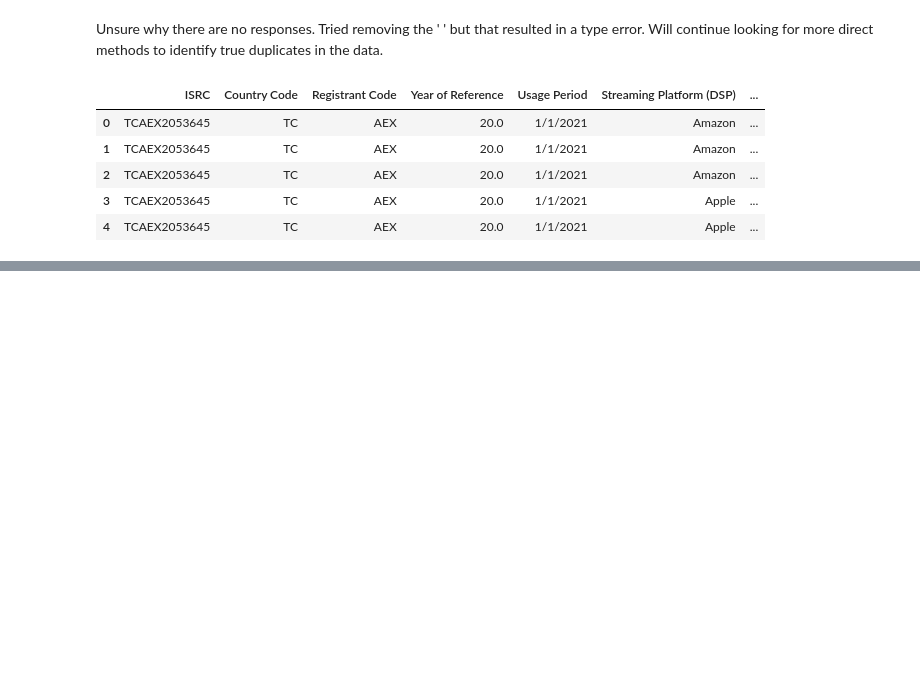
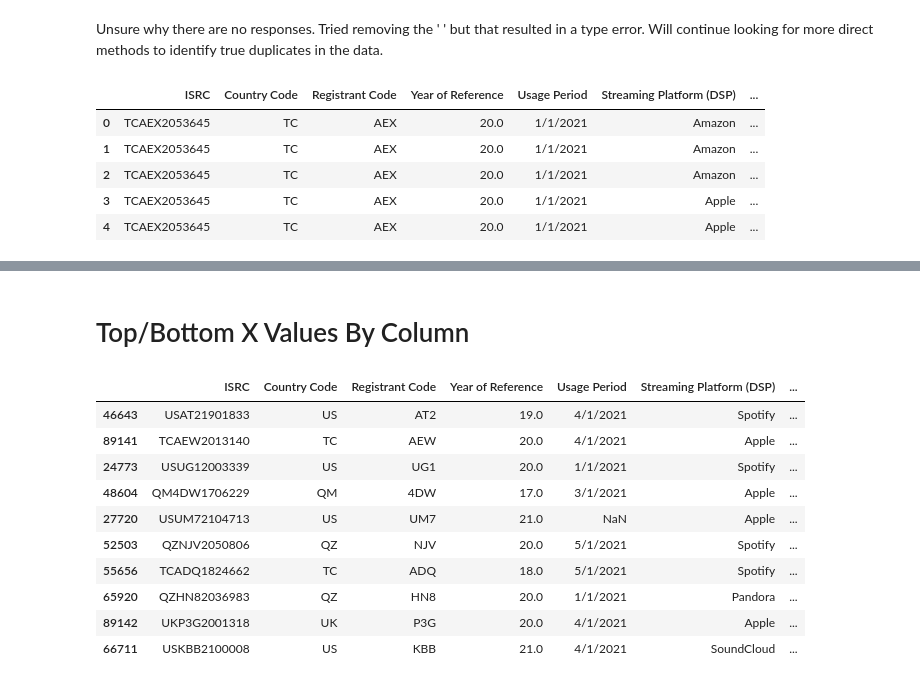
Before and after one commit to LJRollerII/mlc-project-napster, a Jupyter notebook: notebook/mlc_insights.ipynb, the cells around one changed output, grey strips where cells are left out. Saved outputs shown, nothing was run; the diff lists cells and outputs as text; code cells hidden in the pictures; blank space fills up the shorter version.

```diff
--- a/notebook/mlc_insights.ipynb
+++ b/notebook/mlc_insights.ipynb
@@ -235,0 +273,16 @@ dupes.head()
+# %% [markdown]
+# Top/Bottom X Values By Column
+# %%
+mlc.nlargest(10, ['Streams'])
+# %% [output]
+|  | ISRC | Country Code | Registrant Code | Year of Reference | Usage Period | Streaming Platform (DSP) | ... |
+| 46643 | USAT21901833 | US | AT2 | 19.0 | 4/1/2021 | Spotify | ... |
+| 89141 | TCAEW2013140 | TC | AEW | 20.0 | 4/1/2021 | Apple | ... |
+| 24773 | USUG12003339 | US | UG1 | 20.0 | 1/1/2021 | Spotify | ... |
+| 48604 | QM4DW1706229 | QM | 4DW | 17.0 | 3/1/2021 | Apple | ... |
+| 27720 | USUM72104713 | US | UM7 | 21.0 | NaN | Apple | ... |
+| 52503 | QZNJV2050806 | QZ | NJV | 20.0 | 5/1/2021 | Spotify | ... |
+| 55656 | TCADQ1824662 | TC | ADQ | 18.0 | 5/1/2021 | Spotify | ... |
+| 65920 | QZHN82036983 | QZ | HN8 | 20.0 | 1/1/2021 | Pandora | ... |
+| 89142 | UKP3G2001318 | UK | P3G | 20.0 | 4/1/2021 | Apple | ... |
+| 66711 | USKBB2100008 | US | KBB | 21.0 | 4/1/2021 | SoundCloud | ... |
```
Also changed, not shown: parts of 18 cells of this notebook.
